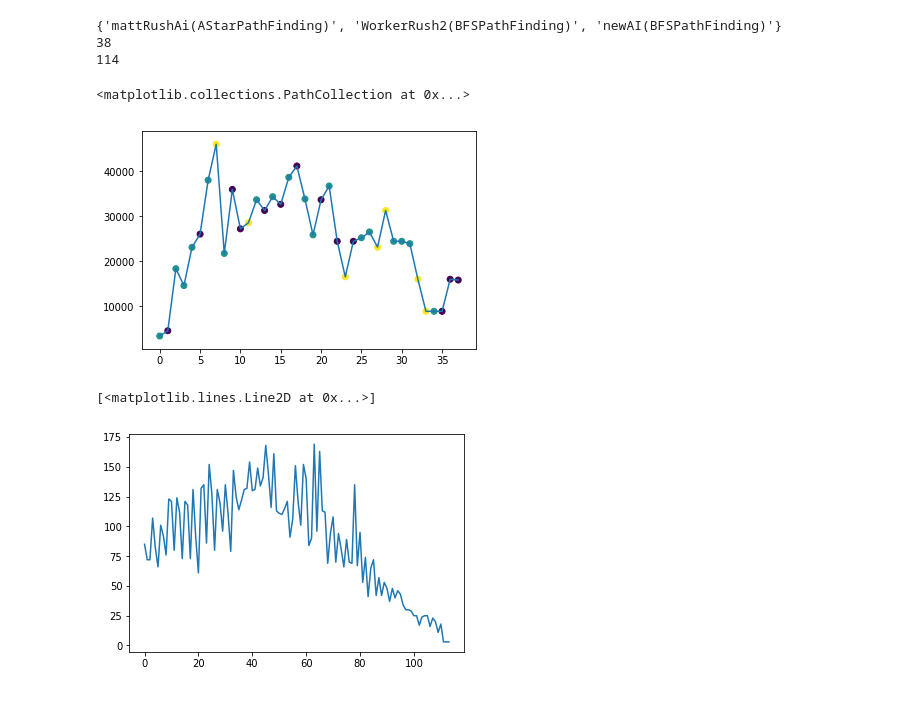
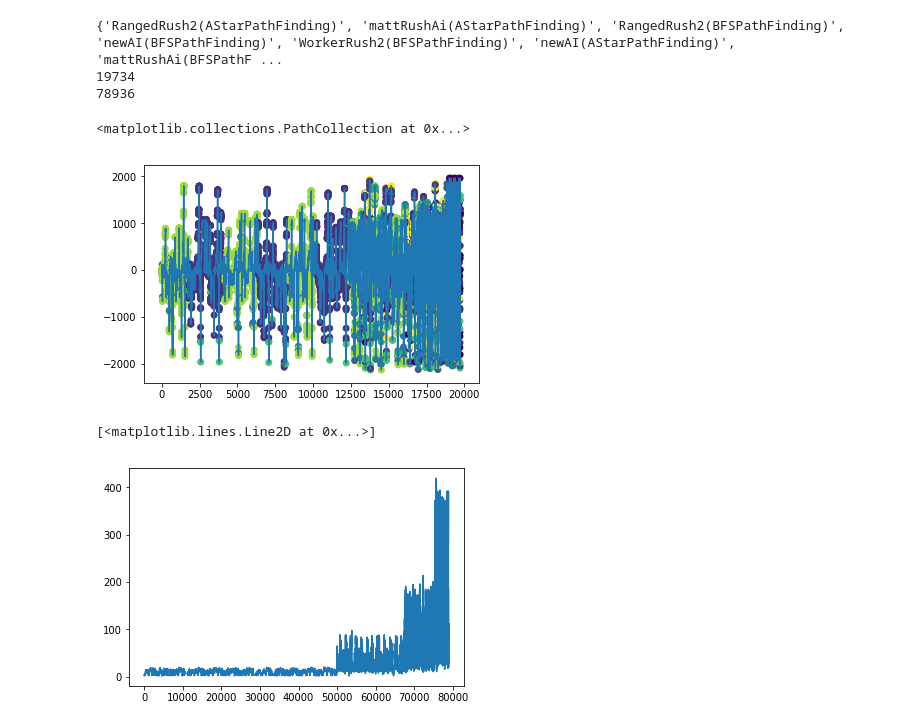
Before and after one commit to mattthelee/MicroRTS-agent, a Jupyter notebook: Code/Analyse Logs.ipynb, the cells around one changed output. Cells and saved outputs as stored; diff of their text form; code cells hidden in the pictures.

Commit message:
chnges to analyser and to validate and writing more report

```diff
--- a/Code/Analyse Logs.ipynb
+++ b/Code/Analyse Logs.ipynb
@@ -3,39 +4,39 @@ import matplotlib.pyplot as plt
 # %%
 depths = []
 decisions = []
 scores = []
-with open('logs.log') as file:
+with open('validate.log') as file:
     for data in file:
         if ' v ' in data:
-            depths.append(int(data.split(':')[1]))
+            depths.append(int(data.split(' ')[-1]))
         elif 'with score of' in data:
             decisions.append(data.split(' ')[1])
             scores.append(float(data.split(': ')[2]))
 
 print(set(decisions))
 print(len(scores))
 print(len(depths))
 colourDict = {}
 j = 0
 for i in set(decisions):
     colourDict[i] = j
 
     j += 1
 
 colours = []
 for i in decisions:
     colours.append(colourDict[i])
 
 plt.plot(scores)
 plt.scatter(range(len(scores)),scores,c=colours)
 # %% [output]
-{'mattRushAi(AStarPathFinding)', 'WorkerRush2(BFSPathFinding)', 'newAI(BFSPathFinding)'}
-38
-114
+{'RangedRush2(AStarPathFinding)', 'mattRushAi(AStarPathFinding)', 'RangedRush2(BFSPathFinding)', 'newAI(BFSPathFinding)', 'WorkerRush2(BFSPathFinding)', 'newAI(AStarPathFinding)', 'mattRushAi(BFSPathF ...
+19734
+78936
 <matplotlib.collections.PathCollection at 0x...>
-[figure, old version]
+[figure, new version]
 # %%
 plt.plot(depths)
 # %% [output]
 [<matplotlib.lines.Line2D at 0x...>]
-[figure, old version]
+[figure, new version]
```
Also changed, not shown: parts of 5 cells of this notebook, 5 other files.
